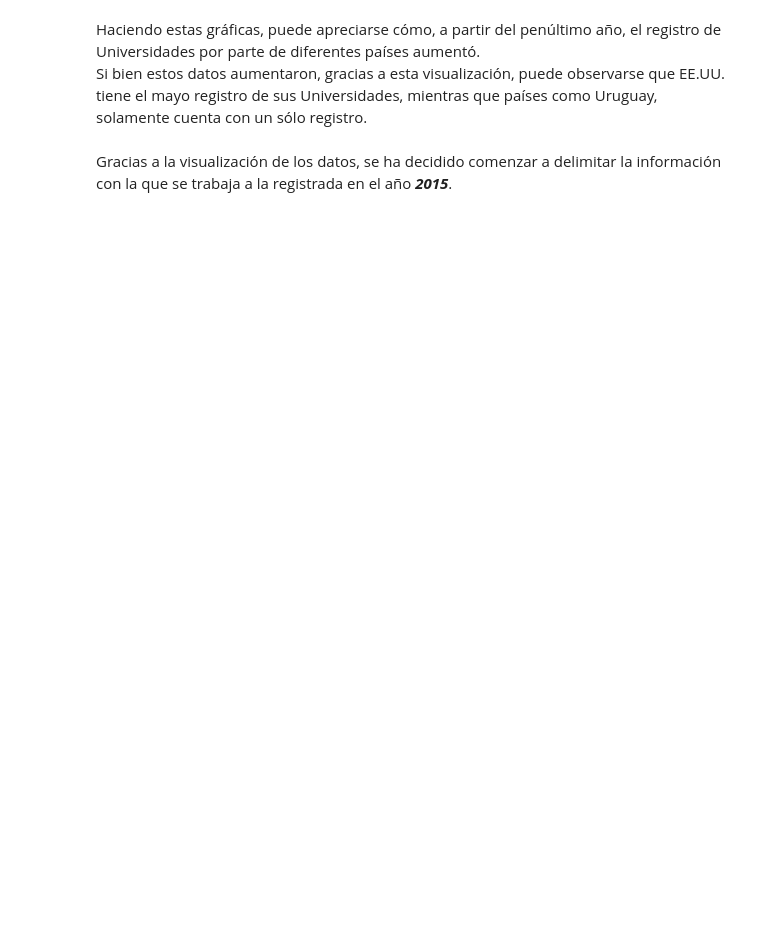
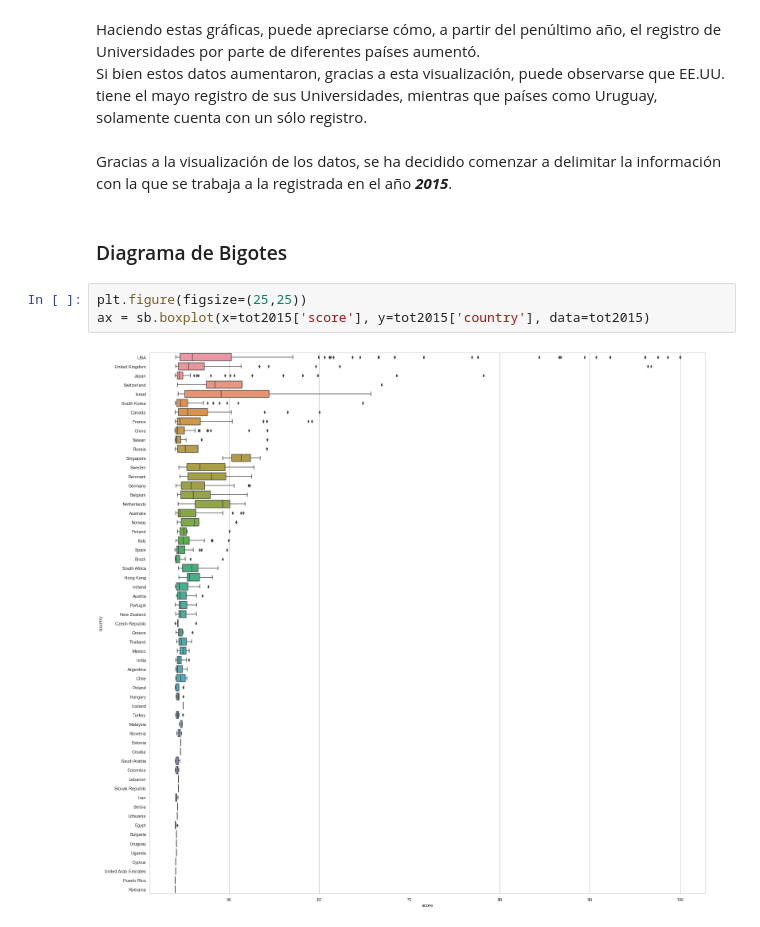
Before and after one commit to Zsaos/Laboratorio_A01706695, a Jupyter notebook: Análisis Visual.ipynb, the cells around one changed output. Drawn from its saved outputs; the diff is of its cells as text; blank space fills up the shorter version.

Commit message:
Se agrega diagrama de bigotes.

```diff
--- a/Análisis Visual.ipynb
+++ b/Análisis Visual.ipynb
@@ -182,3 +182,10 @@ Haciendo estas gráficas, puede apreciarse cómo, a partir del penúltimo año,
 Si bien estos datos aumentaron, gracias a esta visualización, puede observarse que EE.UU. tiene el mayo registro de sus Universidades, mientras que países como Uruguay, solamente cuenta con un sólo registro.
 # %% [markdown]
 Gracias a la visualización de los datos, se ha decidido comenzar a delimitar la información con la que se trabaja a la registrada en el año ***2015***.
+# %% [markdown]
+### Diagrama de Bigotes
+# %%
+plt.figure(figsize=(25,25))
+ax = sb.boxplot(x=tot2015['score'], y=tot2015['country'], data=tot2015)
+# %% [output]
+[figure, added]
```
Also changed, not shown: parts of 5 cells of this notebook.
